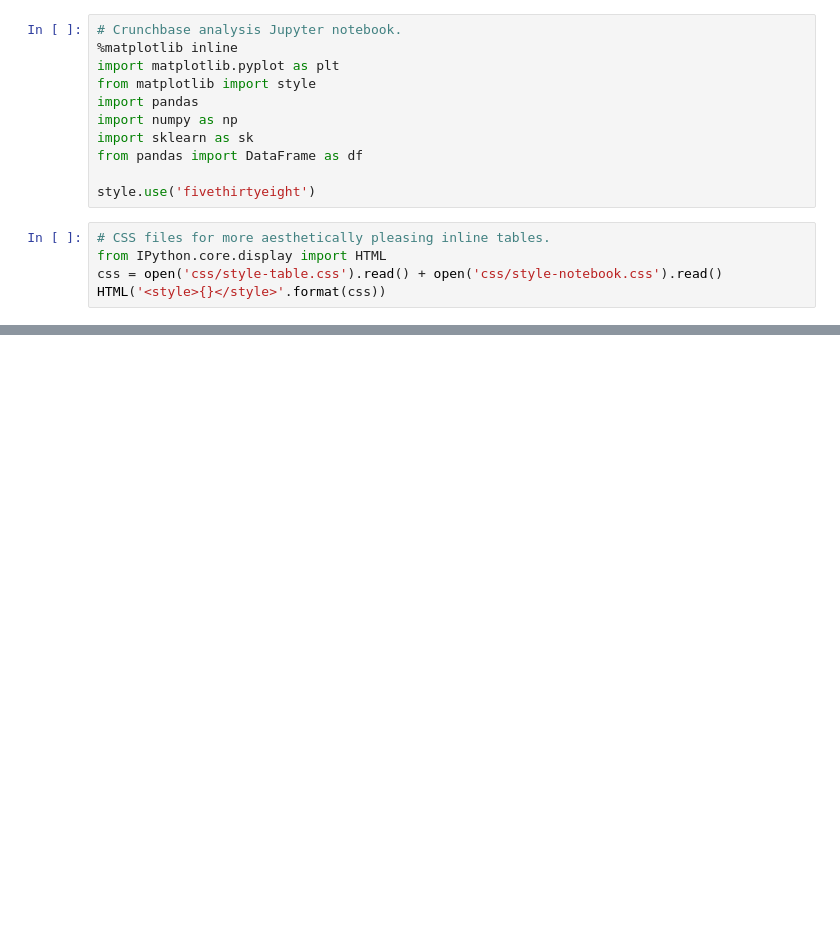
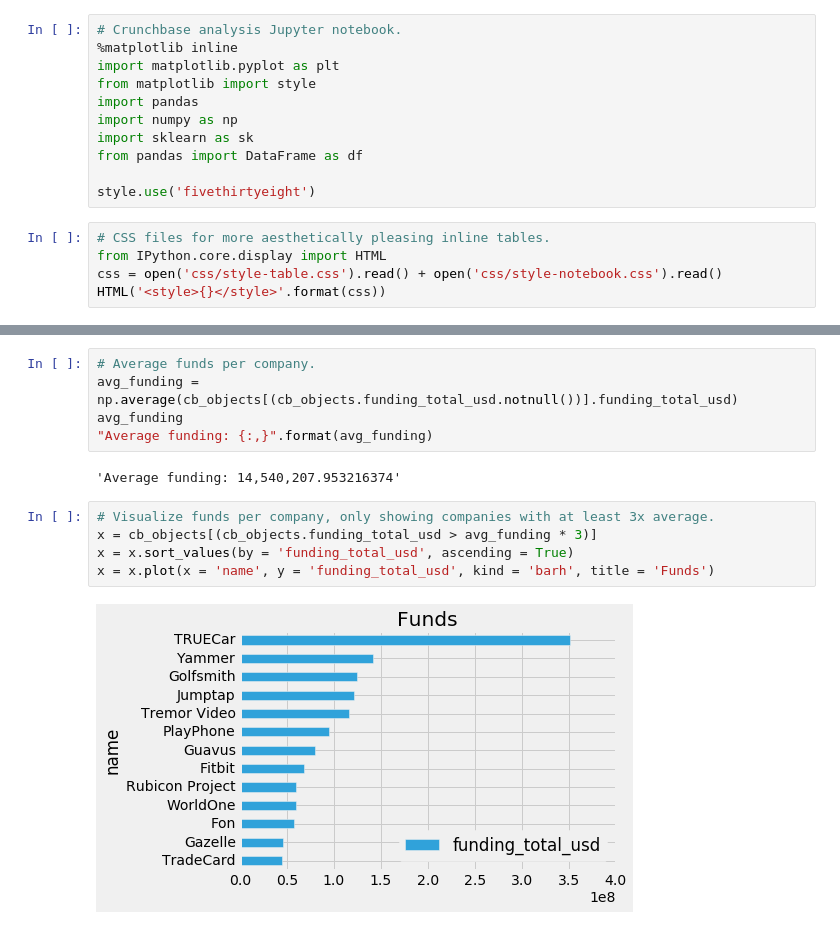
Before and after one commit to mattlevan/PredictingSuccess, a Jupyter notebook: PredictingSuccess.ipynb, the cells around one changed output, grey strips where cells are left out. Cells and saved outputs as stored; diff of their text form; blank space fills up the shorter version.

```diff
--- a/PredictingSuccess.ipynb
+++ b/PredictingSuccess.ipynb
@@ -34,2 +56,16 @@ odm_people = df.from_csv('csv/odm_people.csv')
+# %%
+# Average funds per company.
+avg_funding = np.average(cb_objects[(cb_objects.funding_total_usd.notnull())].funding_total_usd)
+avg_funding
+"Average funding: {:,}".format(avg_funding)
+# %% [output]
+'Average funding: 14,540,207.953216374'
+# %%
+# Visualize funds per company, only showing companies with at least 3x average.
+x = cb_objects[(cb_objects.funding_total_usd > avg_funding * 3)]
+x = x.sort_values(by = 'funding_total_usd', ascending = True)
+x = x.plot(x = 'name', y = 'funding_total_usd', kind = 'barh', title = 'Funds')
+# %% [output]
+[figure, added]
 # %%
 # %% [output]
```
Also changed, not shown: parts of 7 cells of this notebook, 3 other files.
